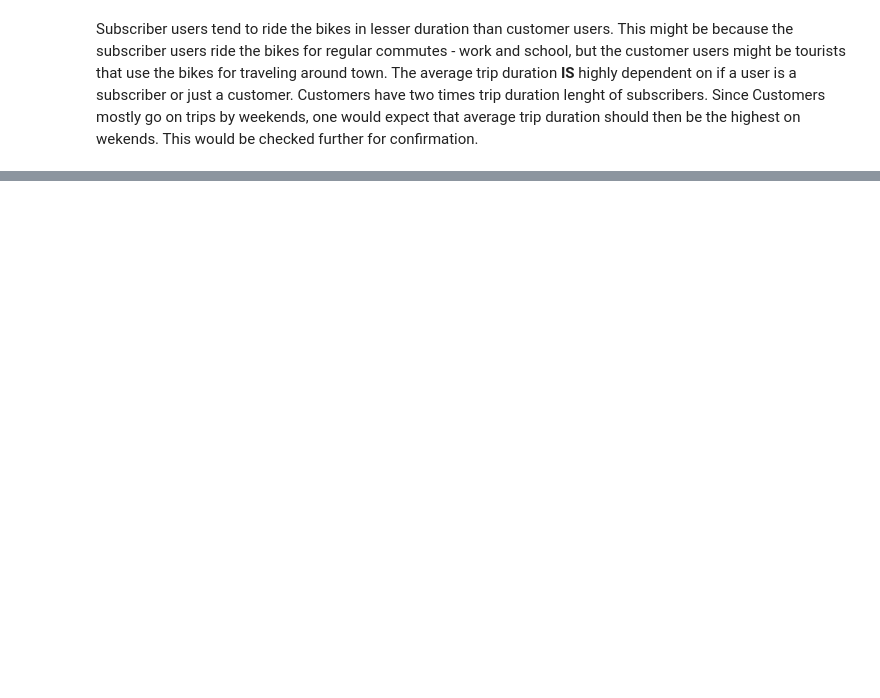
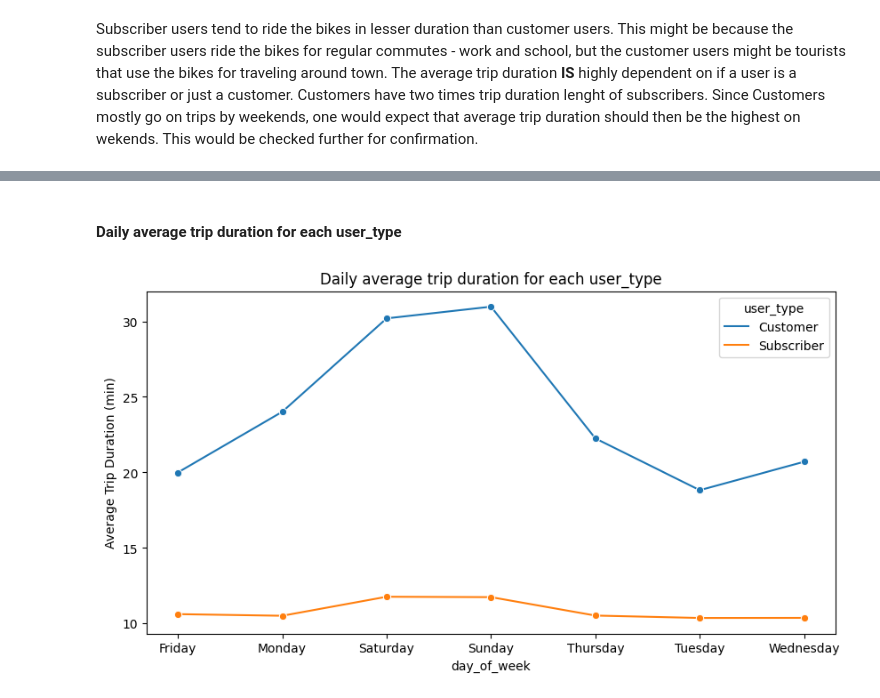
Before and after one commit to HoangMinh153/Data-Analyst, a Jupyter notebook: exercise.ipynb, the cells around one changed output, grey strips where cells are left out. Saved outputs shown, nothing was run; the diff lists cells and outputs as text; code cells hidden in the pictures; blank space fills up the shorter version.

```diff
--- a/exercise.ipynb
+++ b/exercise.ipynb
@@ -579,0 +641,13 @@ Since Customers mostly go on trips by weekends, one would expect that average tr
+# %% [markdown]
+#### Daily average trip duration for each user_type
+# %%
+user_weekday_avg_min = df_new.groupby(['user_type','day_of_week']).duration_min.mean()
+user_weekday_avg_min = user_weekday_avg_min.reset_index()
+
+# plot a line plot with colors based on user_type
+plt.figure(figsize=[10,5])
+sns.lineplot(data = user_weekday_avg_min, x='day_of_week', y='duration_min', hue='user_type', marker='o')
+plt.title("Daily average trip duration for each user_type")
+plt.ylabel('Average Trip Duration (min)');
+# %% [output]
+[figure, added]
```
Also changed, not shown: parts of 10 cells of this notebook.
